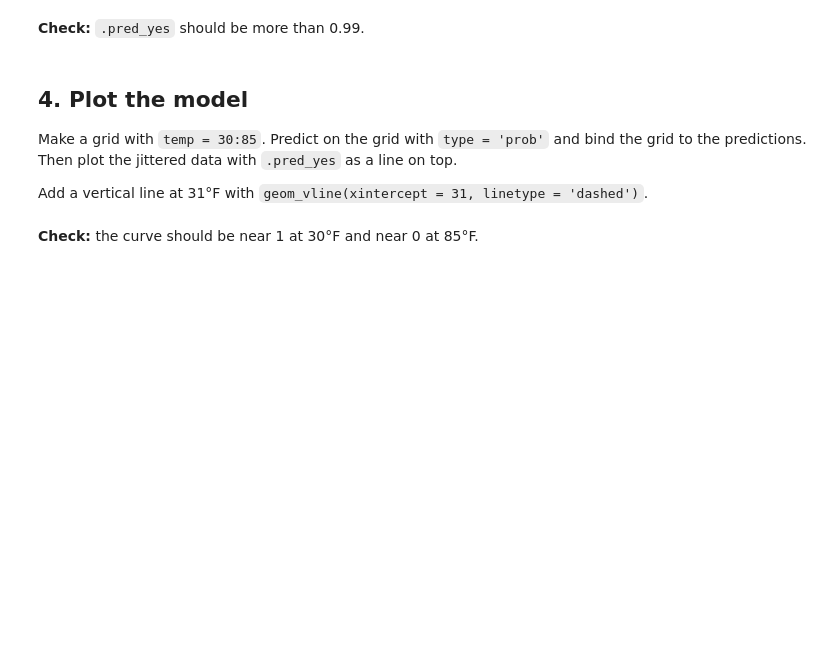
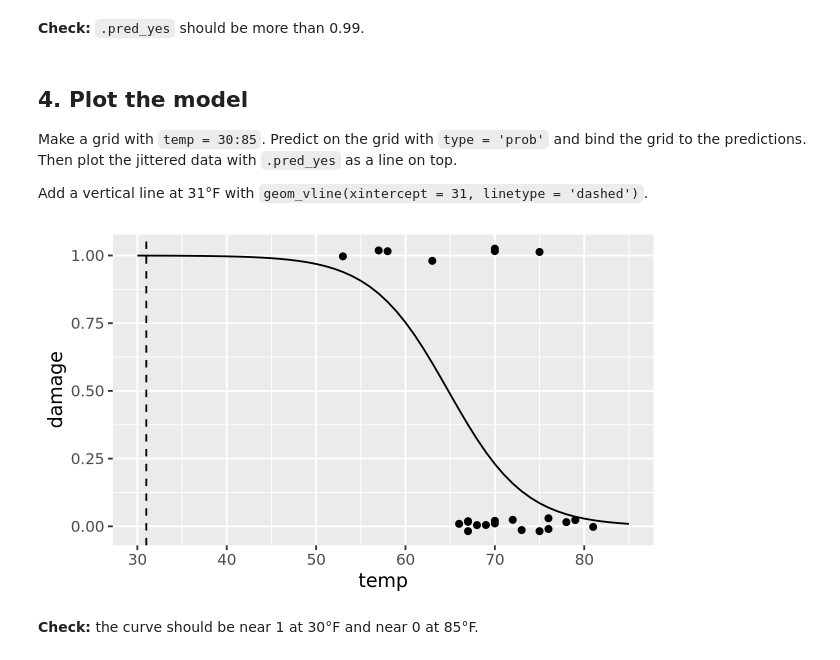
Before and after one commit to hiyaa1106/codespace, a Jupyter notebook: exercises/11-challenger-exercise.ipynb, the cells around one changed output. Drawn from its saved outputs; the diff is of its cells as text; code cells hidden in the pictures; blank space fills up the shorter version.

```diff
--- a/exercises/11-challenger-exercise.ipynb
+++ b/exercises/11-challenger-exercise.ipynb
@@ -76,0 +107,5 @@ Is the `temp` slope positive or negative? What does that mean?
+# %%
+fit_oring <- logistic_reg() |>
+  fit(damage_f ~ temp, data = challenger)
+
+tidy(fit_oring)
@@ -97,5 +142,16 @@ fit_oring |> predict(new_data = launch, type = 'prob')
 Make a grid with `temp = 30:85`. Predict on the grid with `type = 'prob'` and bind the grid to the predictions. Then plot the jittered data with `.pred_yes` as a line on top.
 
 Add a vertical line at 31°F with `geom_vline(xintercept = 31, linetype = 'dashed')`.
+# %%
+grid <- tibble(temp = 30:85)
+preds <- predict(fit_oring, new_data = grid, type = "prob")
+grid <- bind_cols(grid, preds)
+
+ggplot(challenger, aes(temp, damage)) +
+  geom_jitter(height = 0.03, width = 0) +
+  geom_line(data = grid, aes(y = .pred_yes)) +
+  geom_vline(xintercept = 31, linetype = "dashed")
+# %% [output]
+[figure, added]
 # %% [markdown]
 **Check:** the curve should be near 1 at 30°F and near 0 at 85°F.
```
Also changed, not shown: parts of 7 cells of this notebook.
